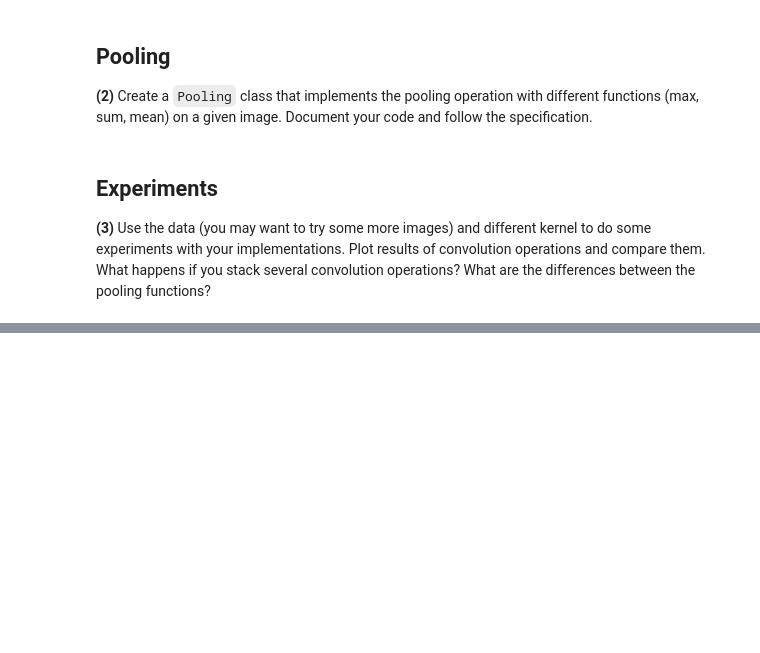
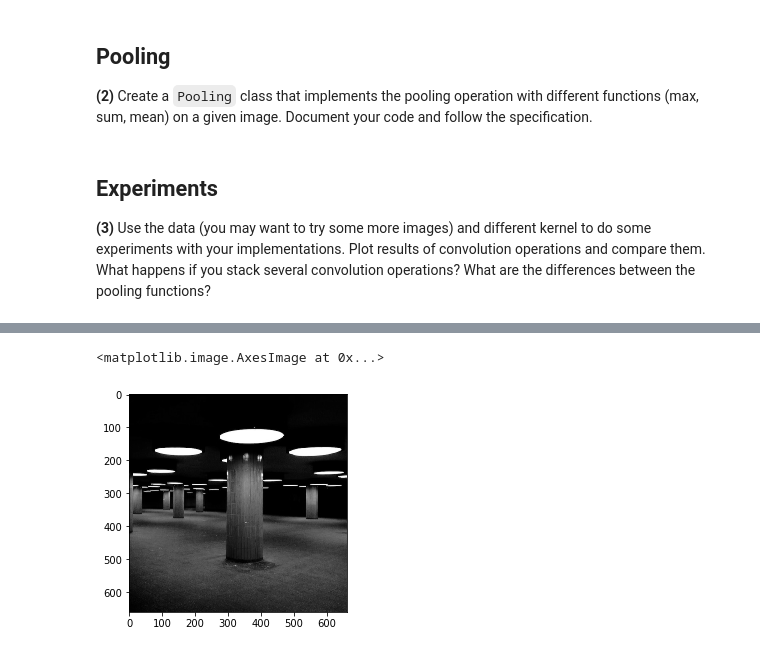
Before and after one commit to christophstach/deep-learning-ubiquitous-tribble, a Jupyter notebook: 1163050_uebung_03/convolution_pooling.ipynb, the cells around one changed output, grey strips where cells are left out. Saved outputs shown, nothing was run; the diff lists cells and outputs as text; code cells hidden in the pictures; blank space fills up the shorter version.

```diff
--- a/1163050_uebung_03/convolution_pooling.ipynb
+++ b/1163050_uebung_03/convolution_pooling.ipynb
@@ -180,0 +269,5 @@ plt.imshow(img_rgb)
+# %%
+plt.imshow(conv4.forward(img_gry),  cmap="Greys_r")
+# %% [output]
+<matplotlib.image.AxesImage at 0x...>
+[figure, added]
```
Also changed, not shown: parts of 13 cells of this notebook, 8 other files.
